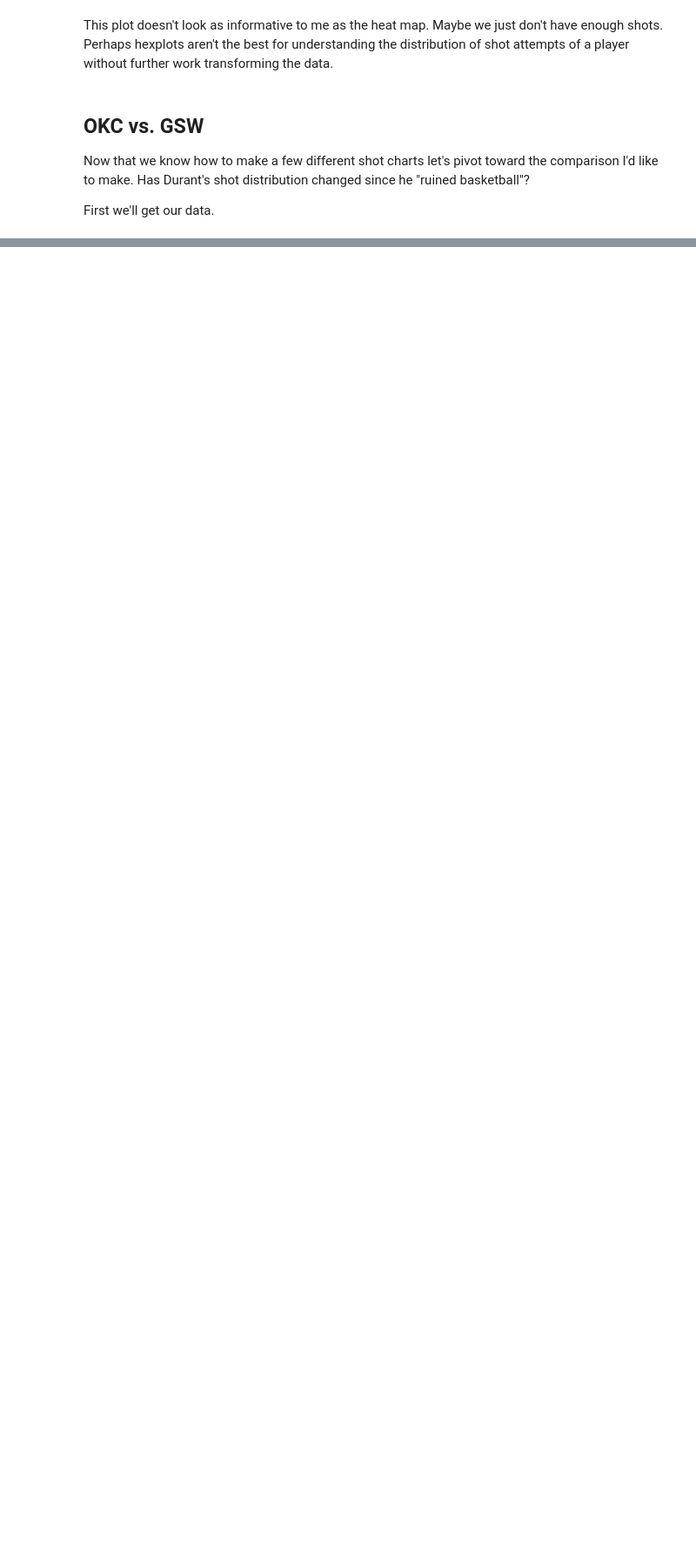
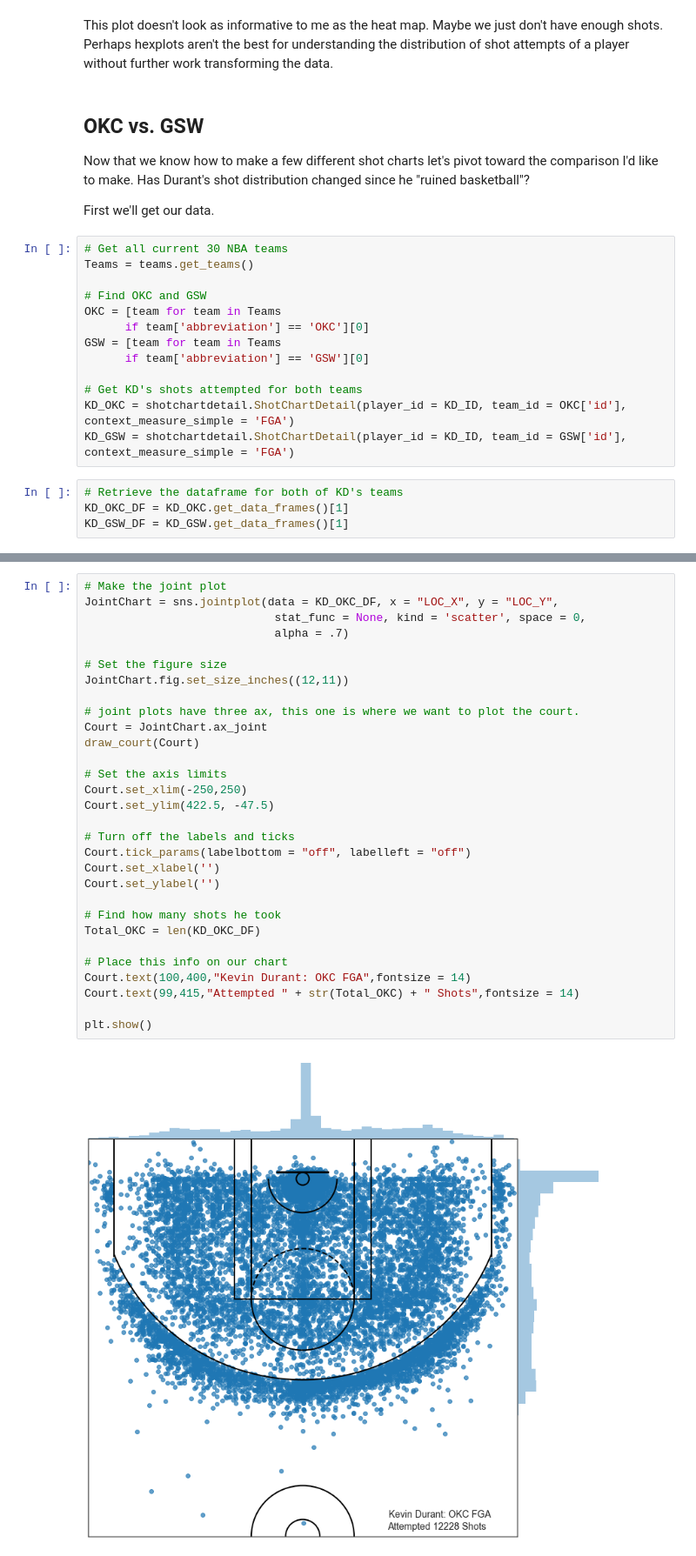
Before and after one commit to matthewosborne71/SportsProjects, a Jupyter notebook: NBA_Shot_Charts/ShotCharts.ipynb, the cells around one changed output, grey strips where cells are left out. Shown at 87% size. Cells and saved outputs as stored; diff of their text form; blank space fills up the shorter version.

Commit message:
Added OKC and GSW charts to the shotchart notebook, still have more to add to the OKC notebook

```diff
--- a/NBA_Shot_Charts/ShotCharts.ipynb
+++ b/NBA_Shot_Charts/ShotCharts.ipynb
@@ -307,3 +305,20 @@ This plot doesn't look as informative to me as the heat map. Maybe we just don't
 Now that we know how to make a few different shot charts let's pivot toward the comparison I'd like to make. Has Durant's shot distribution changed since he "ruined basketball"?
 
 First we'll get our data.
+# %%
+# Get all current 30 NBA teams
+Teams = teams.get_teams()
+
+# Find OKC and GSW
+OKC = [team for team in Teams
+      if team['abbreviation'] == 'OKC'][0]
+GSW = [team for team in Teams
+      if team['abbreviation'] == 'GSW'][0]
+
+# Get KD's shots attempted for both teams
+KD_OKC = shotchartdetail.ShotChartDetail(player_id = KD_ID, team_id = OKC['id'], context_measure_simple = 'FGA')
+KD_GSW = shotchartdetail.ShotChartDetail(player_id = KD_ID, team_id = GSW['id'], context_measure_simple = 'FGA')
+# %%
+# Retrieve the dataframe for both of KD's teams
+KD_OKC_DF = KD_OKC.get_data_frames()[1]
+KD_GSW_DF = KD_GSW.get_data_frames()[1]
@@ -309,0 +351,32 @@ First we'll get our data.
+# %%
+# Make the joint plot
+JointChart = sns.jointplot(data = KD_OKC_DF, x = "LOC_X", y = "LOC_Y",
+                            stat_func = None, kind = 'scatter', space = 0,
+                            alpha = .7)
+
+# Set the figure size
+JointChart.fig.set_size_inches((12,11))
+
+# joint plots have three ax, this one is where we want to plot the court.
+Court = JointChart.ax_joint
+draw_court(Court)
+
+# Set the axis limits
+Court.set_xlim(-250,250)
+Court.set_ylim(422.5, -47.5)
+
+# Turn off the labels and ticks
+Court.tick_params(labelbottom = "off", labelleft = "off")
+Court.set_xlabel('')
+Court.set_ylabel('')
+
+# Find how many shots he took
+Total_OKC = len(KD_OKC_DF)
+
+# Place this info on our chart
+Court.text(100,400,"Kevin Durant: OKC FGA",fontsize = 14)
+Court.text(99,415,"Attempted " + str(Total_OKC) + " Shots",fontsize = 14)
+
+plt.show()
+# %% [output]
+[figure, added]
```
Also changed, not shown: parts of 12 cells of this notebook.
